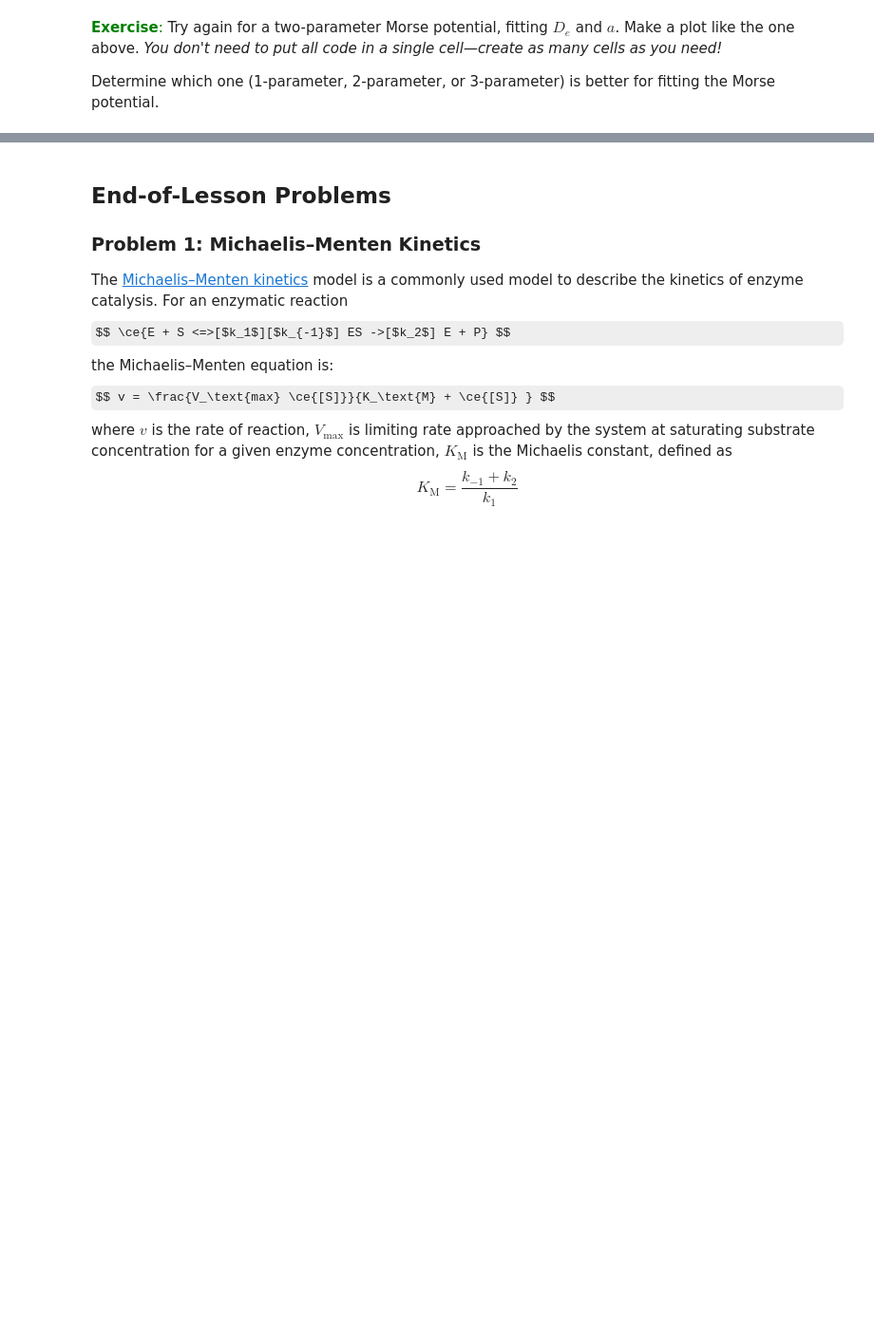
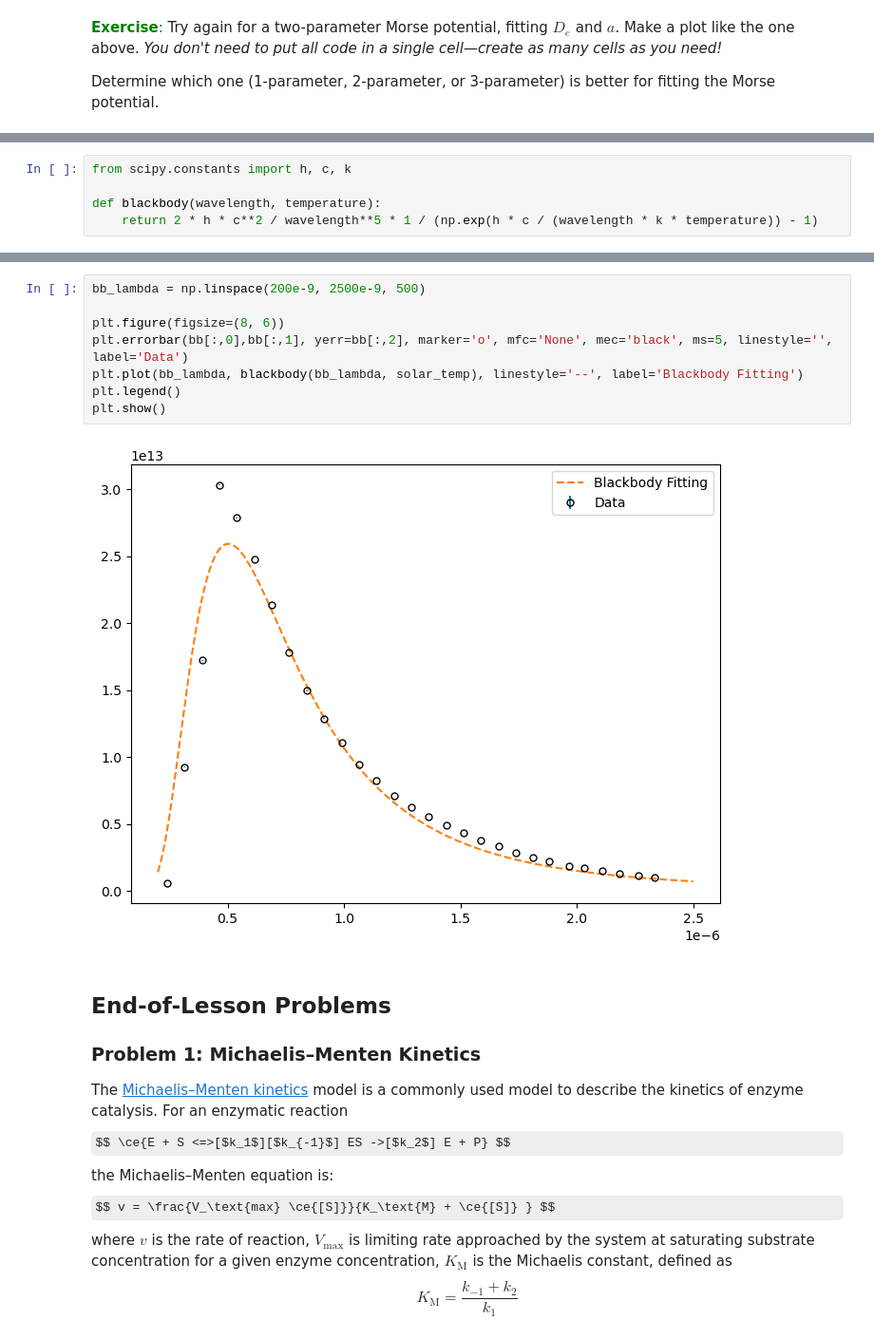
Before and after one commit to Lastoria-Royal-College-of-Science/Chem-18, a Jupyter notebook: Lesson 4/Real World Data.ipynb, the cells around one changed output, grey strips where cells are left out. Shown at 95% size. Saved outputs shown, nothing was run; the diff lists cells and outputs as text; some formulas as TeX source; blank space fills up the shorter version.

```diff
--- a/Lesson 4/Real World Data.ipynb
+++ b/Lesson 4/Real World Data.ipynb
@@ -1605,0 +1629,5 @@ Determine which one (1-parameter, 2-parameter, or 3-parameter) is better for fit
+# %%
+from scipy.constants import h, c, k
+
+def blackbody(wavelength, temperature):
+    return 2 * h * c**2 / wavelength**5 * 1 / (np.exp(h * c / (wavelength * k * temperature)) - 1)
@@ -1606,3 +1652,13 @@ Determine which one (1-parameter, 2-parameter, or 3-parameter) is better for fit
+# %%
+bb_lambda = np.linspace(200e-9, 2500e-9, 500)
+
+plt.figure(figsize=(8, 6))
+plt.errorbar(bb[:,0],bb[:,1], yerr=bb[:,2], marker='o', mfc='None', mec='black', ms=5, linestyle='', label='Data')
+plt.plot(bb_lambda, blackbody(bb_lambda, solar_temp), linestyle='--', label='Blackbody Fitting')
+plt.legend()
+plt.show()
+# %% [output]
+[figure, added]
 # %% [markdown]
 ## End-of-Lesson Problems
 
```
Also changed, not shown: parts of 21 cells of this notebook, 1 other file.
